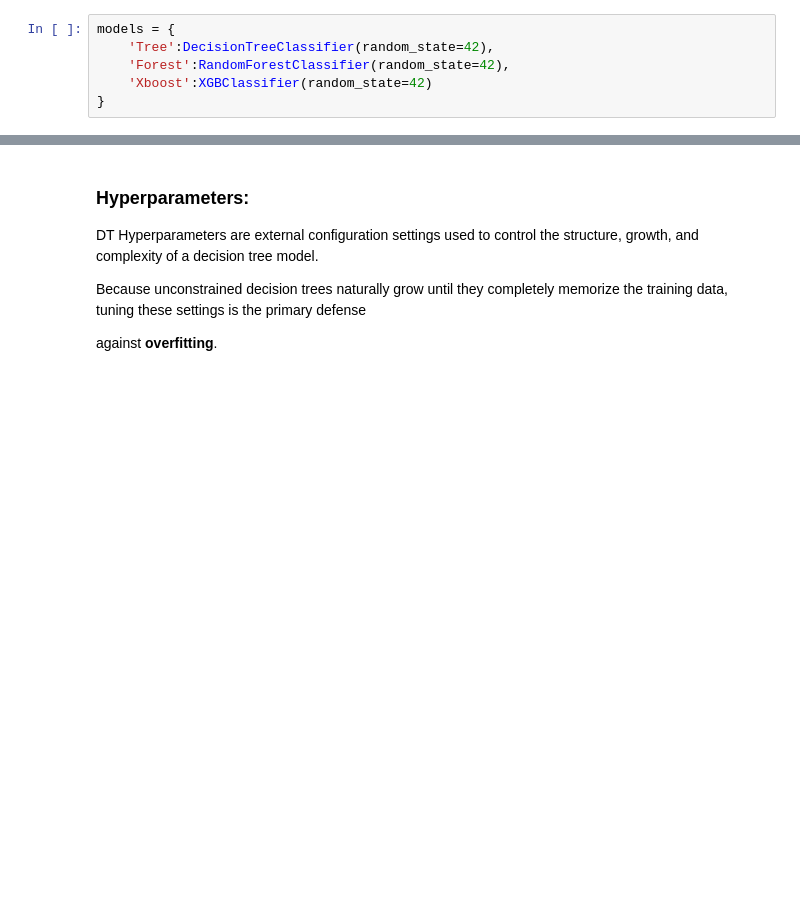
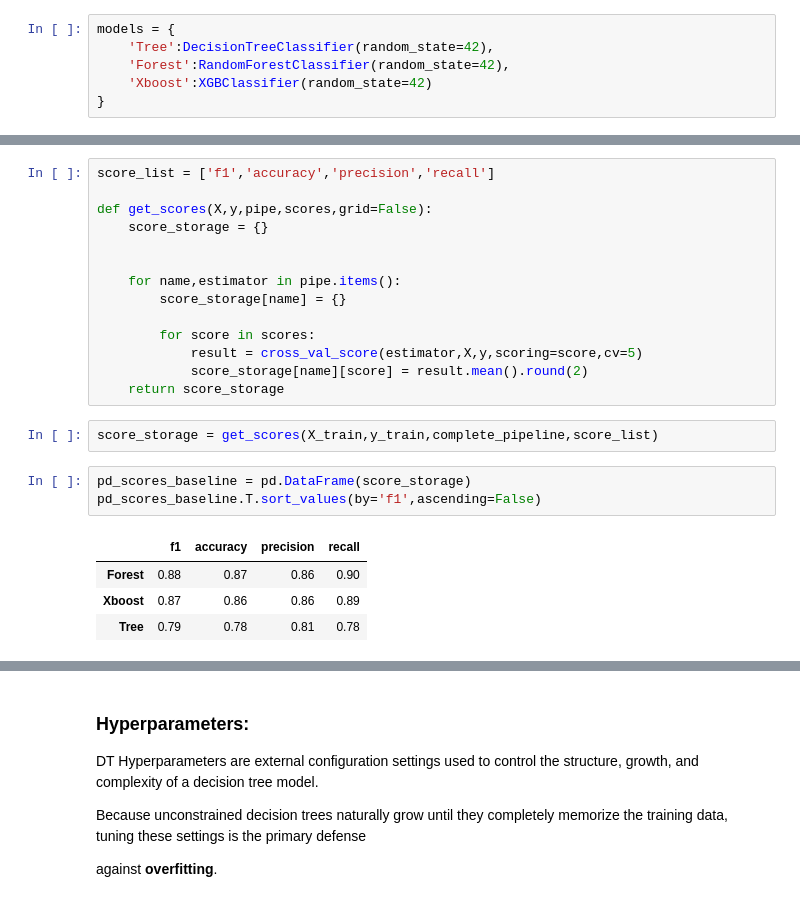
Before and after one commit to Luka-998/ml-concepts-visualized, a Jupyter notebook: DecisionTrees/03_HeartDataCompletePipeline.ipynb, the cells around one changed output, grey strips where cells are left out. Cells and saved outputs as stored; diff of their text form; blank space fills up the shorter version.

```diff
--- a/DecisionTrees/03_HeartDataCompletePipeline.ipynb
+++ b/DecisionTrees/03_HeartDataCompletePipeline.ipynb
@@ -602,0 +549,24 @@ df_result_baseline.sort_values(by='f1',ascending=False)
+# %%
+score_list = ['f1','accuracy','precision','recall']
+
+def get_scores(X,y,pipe,scores,grid=False):
+    score_storage = {}
+
+
+    for name,estimator in pipe.items():
+        score_storage[name] = {}
+
+        for score in scores:
+            result = cross_val_score(estimator,X,y,scoring=score,cv=5)
+            score_storage[name][score] = result.mean().round(2)
+    return score_storage
+# %%
+score_storage = get_scores(X_train,y_train,complete_pipeline,score_list)
+# %%
+pd_scores_baseline = pd.DataFrame(score_storage)
+pd_scores_baseline.T.sort_values(by='f1',ascending=False)
+# %% [output]
+|  | f1 | accuracy | precision | recall |
+| Forest | 0.88 | 0.87 | 0.86 | 0.90 |
+| Xboost | 0.87 | 0.86 | 0.86 | 0.89 |
+| Tree | 0.79 | 0.78 | 0.81 | 0.78 |
```
Also changed, not shown: parts of 29 cells of this notebook.
